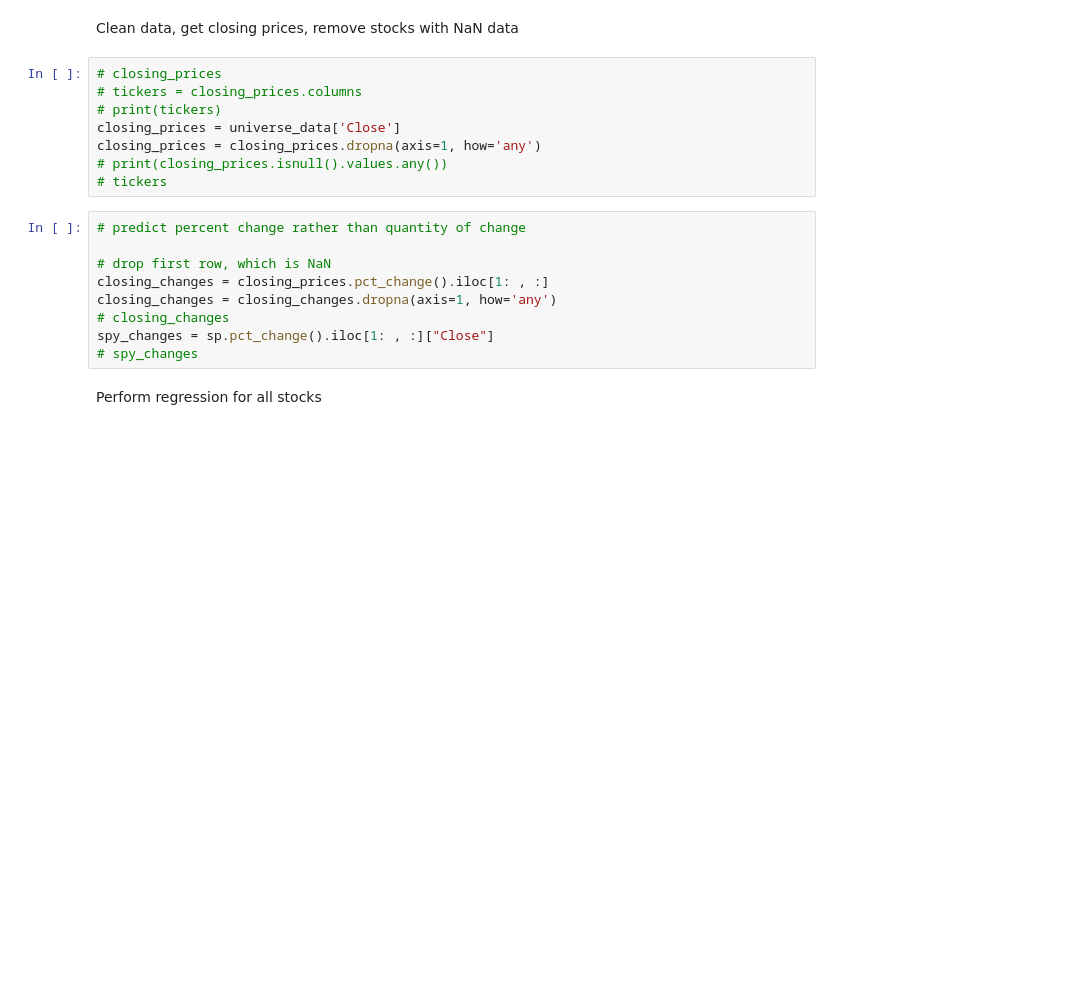
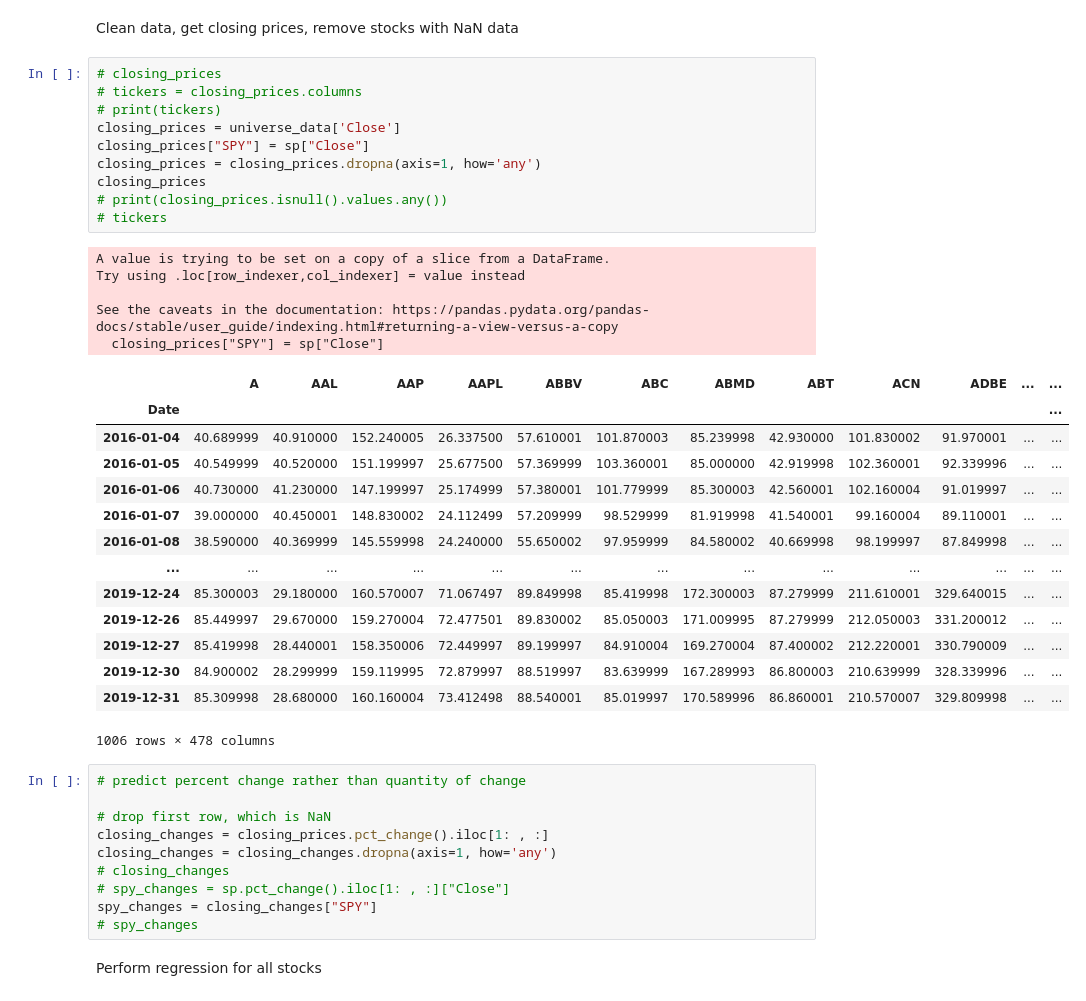
Before and after one commit to Aaquib111/factor-models, a Jupyter notebook: portfolio-management-practice.ipynb, the cells around one changed output. Drawn from its saved outputs; the diff is of its cells as text; blank space fills up the shorter version.

```diff
--- a/portfolio-management-practice.ipynb
+++ b/portfolio-management-practice.ipynb
@@ -87,11 +87,33 @@ Clean data, get closing prices, remove stocks with NaN data
 # %%
 # closing_prices
 # tickers = closing_prices.columns
 # print(tickers)
 closing_prices = universe_data['Close']
+closing_prices["SPY"] = sp["Close"]
 closing_prices = closing_prices.dropna(axis=1, how='any')
+closing_prices
 # print(closing_prices.isnull().values.any())
 # tickers
+# %% [output]
+A value is trying to be set on a copy of a slice from a DataFrame.
+Try using .loc[row_indexer,col_indexer] = value instead
+
+See the caveats in the documentation: https://pandas.pydata.org/pandas-docs/stable/user_guide/indexing.html#returning-a-view-versus-a-copy
+  closing_prices["SPY"] = sp["Close"]
+|  | A | AAL | AAP | AAPL | ABBV | ABC | ABMD | ABT | ACN | ADBE | ... | ... |
+| Date |  |  |  |  |  |  |  |  |  |  |  | ... |
+| 2016-01-04 | 40.689999 | 40.910000 | 152.240005 | 26.337500 | 57.610001 | 101.870003 | 85.239998 | 42.930000 | 101.830002 | 91.970001 | ... | ... |
+| 2016-01-05 | 40.549999 | 40.520000 | 151.199997 | 25.677500 | 57.369999 | 103.360001 | 85.000000 | 42.919998 | 102.360001 | 92.339996 | ... | ... |
+| 2016-01-06 | 40.730000 | 41.230000 | 147.199997 | 25.174999 | 57.380001 | 101.779999 | 85.300003 | 42.560001 | 102.160004 | 91.019997 | ... | ... |
+| 2016-01-07 | 39.000000 | 40.450001 | 148.830002 | 24.112499 | 57.209999 | 98.529999 | 81.919998 | 41.540001 | 99.160004 | 89.110001 | ... | ... |
+| 2016-01-08 | 38.590000 | 40.369999 | 145.559998 | 24.240000 | 55.650002 | 97.959999 | 84.580002 | 40.669998 | 98.199997 | 87.849998 | ... | ... |
+| ... | ... | ... | ... | ... | ... | ... | ... | ... | ... | ... | ... | ... |
+| 2019-12-24 | 85.300003 | 29.180000 | 160.570007 | 71.067497 | 89.849998 | 85.419998 | 172.300003 | 87.279999 | 211.610001 | 329.640015 | ... | ... |
+| 2019-12-26 | 85.449997 | 29.670000 | 159.270004 | 72.477501 | 89.830002 | 85.050003 | 171.009995 | 87.279999 | 212.050003 | 331.200012 | ... | ... |
+| 2019-12-27 | 85.419998 | 28.440001 | 158.350006 | 72.449997 | 89.199997 | 84.910004 | 169.270004 | 87.400002 | 212.220001 | 330.790009 | ... | ... |
+| 2019-12-30 | 84.900002 | 28.299999 | 159.119995 | 72.879997 | 88.519997 | 83.639999 | 167.289993 | 86.800003 | 210.639999 | 328.339996 | ... | ... |
+| 2019-12-31 | 85.309998 | 28.680000 | 160.160004 | 73.412498 | 88.540001 | 85.019997 | 170.589996 | 86.860001 | 210.570007 | 329.809998 | ... | ... |
+1006 rows × 478 columns
 # %%
 # predict percent change rather than quantity of change
 
@@ -99,7 +121,8 @@ closing_prices = closing_prices.dropna(axis=1, how='any')
 closing_changes = closing_prices.pct_change().iloc[1: , :]
 closing_changes = closing_changes.dropna(axis=1, how='any')
 # closing_changes
-spy_changes = sp.pct_change().iloc[1: , :]["Close"]
+# spy_changes = sp.pct_change().iloc[1: , :]["Close"]
+spy_changes = closing_changes["SPY"]
 # spy_changes
 # %% [markdown]
 Perform regression for all stocks
```
Also changed, not shown: parts of 5 cells of this notebook.
